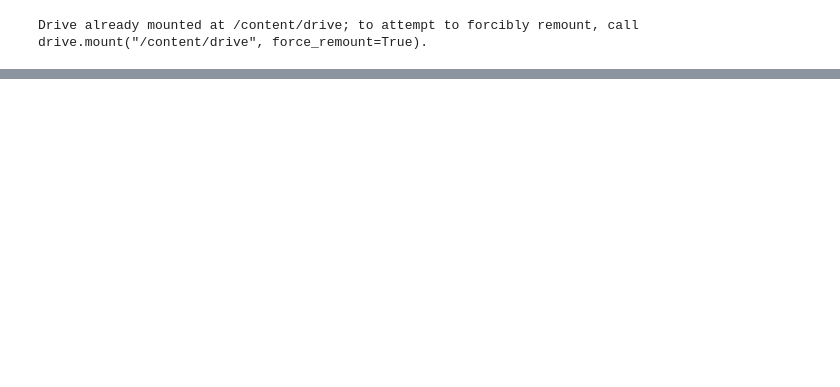
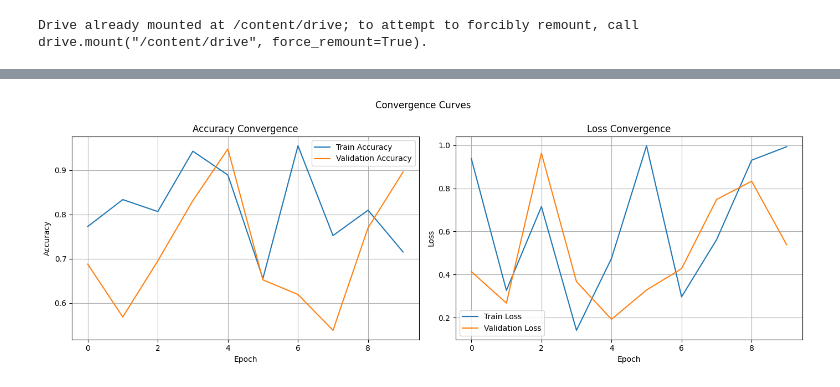
Before and after one commit to asheta66/CNN, a Jupyter notebook: Breast_Diagnosis_Model_A.ipynb, the cells around one changed output, grey strips where cells are left out. Drawn from its saved outputs; the diff is of its cells as text; code cells hidden in the pictures; blank space fills up the shorter version.

```diff
--- a/Breast_Diagnosis_Model_A.ipynb
+++ b/Breast_Diagnosis_Model_A.ipynb
@@ -183,3 +246,73 @@ plt.show()
+# %%
+import matplotlib.pyplot as plt
+import numpy as np
+
+def plot_convergence_curves(history, filename='convergence_curves.png', title='Convergence Curves'):
+    """
+    Plots convergence curves for training and validation metrics, and saves the figure.
+
+    Parameters:
+    - history: The History object returned by model.fit(), which contains training and validation metrics.
+    - filename: File name for saving the plot.
+    - title: Title for the plot.
+    """
+    # Create a figure with two subplots: one for accuracy and one for loss
+    fig, (ax1, ax2) = plt.subplots(1, 2, figsize=(14, 5))
+
+    # Plot accuracy
+    if 'accuracy' in history.history:
+        ax1.plot(history.history['accuracy'], label='Train Accuracy')
+    if 'val_accuracy' in history.history:
+        ax1.plot(history.history['val_accuracy'], label='Validation Accuracy')
+    ax1.set_xlabel('Epoch')
+    ax1.set_ylabel('Accuracy')
+    ax1.set_title('Accuracy Convergence')
+    ax1.legend()
+    ax1.grid()
+
+    # Plot loss
+    if 'loss' in history.history:
+        ax2.plot(history.history['loss'], label='Train Loss')
+    if 'val_loss' in history.history:
+        ax2.plot(history.history['val_loss'], label='Validation Loss')
+    ax2.set_xlabel('Epoch')
+    ax2.set_ylabel('Loss')
+    ax2.set_title('Loss Convergence')
+    ax2.legend()
+    ax2.grid()
+
+    # Set the overall title and layout
+    fig.suptitle(title)
+    plt.tight_layout()
+    plt.subplots_adjust(top=0.85)  # Adjust the top to fit the title
+
+    # Save the figure
+    plt.savefig(filename, bbox_inches='tight')
+
+    # Display the figure
+    plt.show()
+
+    # Close the plot
+    plt.close()
+
+# Mock history object for demonstration
+class MockHistory:
+    def __init__(self):
+        self.history = {
+            'accuracy': np.random.uniform(0.5, 1, 10),
+            'val_accuracy': np.random.uniform(0.5, 1, 10),
+            'loss': np.random.uniform(0.1, 1, 10),
+            'val_loss': np.random.uniform(0.1, 1, 10)
+        }
+
+# Example resolution size
+selectedResolutionSize = [32, 32]
+
+# Usage of the function
+history = MockHistory()
+plot_convergence_curves(history, filename=f'convergence_curves_{selectedResolutionSize[0]}x{selectedResolutionSize[1]}.png', title='Convergence Curves')
+# %% [output]
+[figure, added]
 # %%
 # Initialize a list to store metrics for saving
 metrics = []
```
Also changed, not shown: parts of 6 cells of this notebook.
